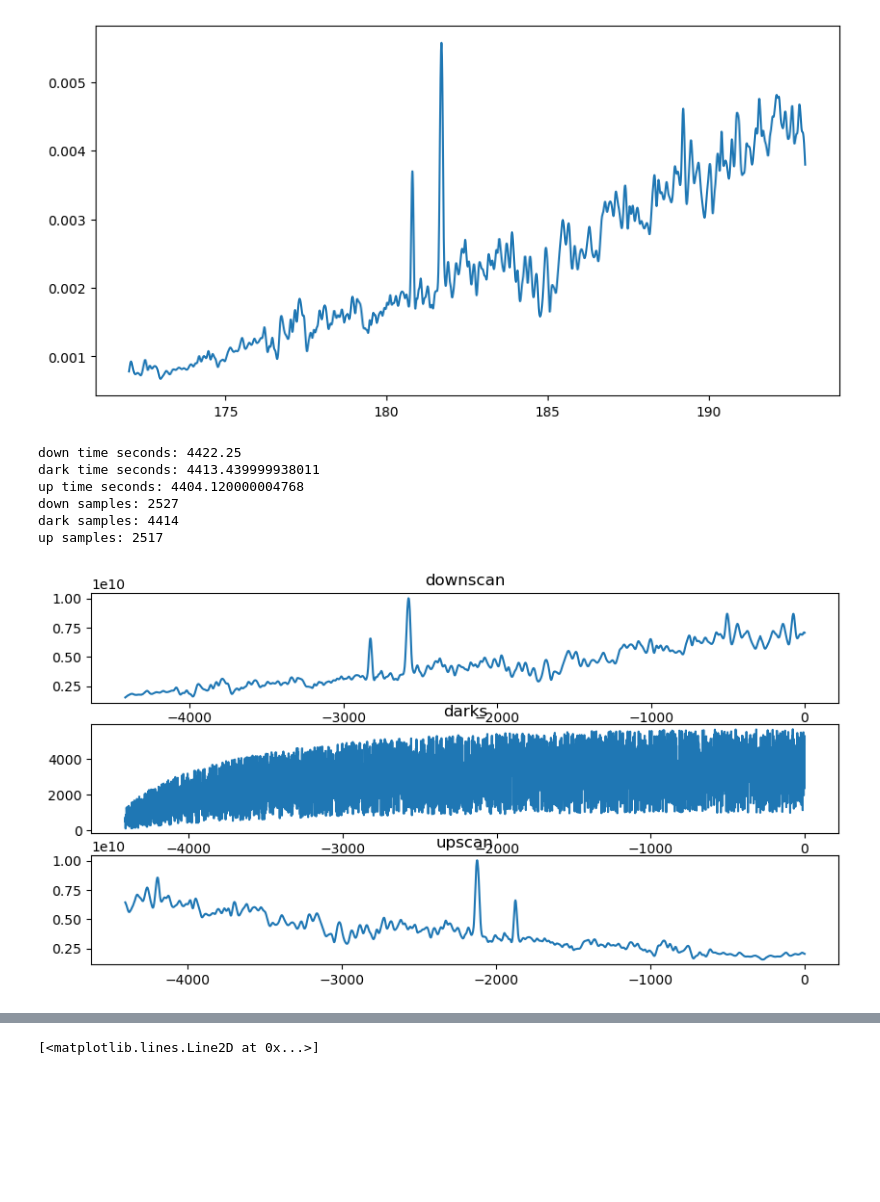
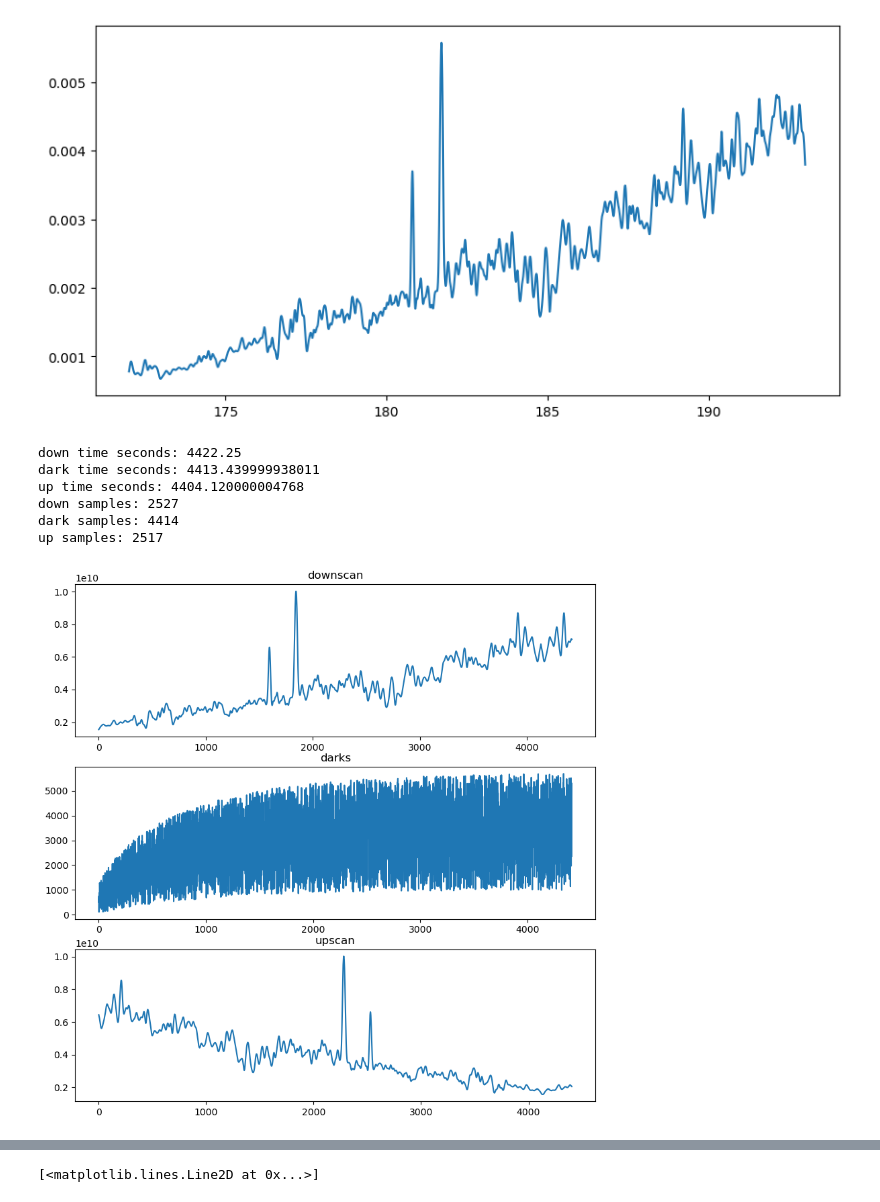
Before and after one commit to pilotchute/lasp_dsse_hw, a Jupyter notebook: DSSE_HW.ipynb, the cells around one changed output, grey strips where cells are left out. Cells and saved outputs as stored; diff of their text form; code cells hidden in the pictures; blank space fills up the shorter version.

```diff
--- a/DSSE_HW.ipynb
+++ b/DSSE_HW.ipynb
@@ -45,62 +61,66 @@ print(len(refe_spec[:,0]))
 # we are interested in the "plan" which starts at 9.434134508500002E14
 down_start_time = 9.434134508500002e8
 down_end_time = 9.434178731000002e8
-print("down time seconds: "+str((down_end_time-down_start_time)))
+print("down time seconds: " + str((down_end_time - down_start_time)))
 dark_start_time = 9.434192873600002e8
 dark_end_time = 9.434237008000002e8
-print("dark time seconds: "+str((dark_end_time-dark_start_time)))
+print("dark time seconds: " + str((dark_end_time - dark_start_time)))
 up_start_time = 9.434251237500002e8
 up_end_time = 9.434295278700002e8
-print("up time seconds: "+str((up_end_time-up_start_time)))
+print("up time seconds: " + str((up_end_time - up_start_time)))
 
-data_end_time = 9.434295267500002E14 #instrument telemetry ends at 9.434295267500002E14, which isn't the end of the upscan planned time, so that's a thing to figure out.
+data_end_time = 9.434295267500002E14  #instrument telemetry ends at 9.434295267500002E14, which isn't the end of the upscan planned time, so that's a thing to figure out.
 
-down_start = np.where (inst_tele[:,0]>=down_start_time)[0][0]
-down_end = np.where (inst_tele[:,0]>=down_end_time)[0][0]
-print("down samples: "+str(down_end-down_start))
-dark_start = np.where (inst_tele[:,0]>=dark_start_time)[0][0]
-dark_end = np.where (inst_tele[:,0]>=dark_end_time)[0][0]
-print("dark samples: "+str(dark_end-dark_start))
-up_start = np.where (inst_tele[:,0]>=up_start_time)[0][0]
-up_end = len(inst_tele[:,0]) #np.where (inst_tele[:,0]==up_end_time)[0][0] #this breaks, looks like the data ends before the plan does.
-print("up samples: "+str(up_end-up_start))
+down_start = np.where(inst_tele[:, 0] >= down_start_time)[0][0]
+down_end = np.where(inst_tele[:, 0] >= down_end_time)[0][0]
+print("down samples: " + str(down_end - down_start))
+dark_start = np.where(inst_tele[:, 0] >= dark_start_time)[0][0]
+dark_end = np.where(inst_tele[:, 0] >= dark_end_time)[0][0]
+print("dark samples: " + str(dark_end - dark_start))
+up_start = np.where(inst_tele[:, 0] >= up_start_time)[0][0]
+up_end = len(
+	inst_tele[:, 0]
+	)  #np.where (inst_tele[:,0]==up_end_time)[0][0] #this breaks, looks like the data ends before the plan does.
+print("up samples: " + str(up_end - up_start))
 
-down = inst_tele[down_start:down_end,:]
-dark = inst_tele[dark_start:dark_end,:]
-up = inst_tele[up_start:up_end,:]
+down = inst_tele[down_start:down_end, :]
+dark = inst_tele[dark_start:dark_end, :]
+up = inst_tele[up_start:up_end, :]
 
 #we got lucky that "==" worked, though we could have done ">" and taken the first element of the output array.
 
 # mp.figure(figsize=(9,3))
 # mp.title('microsecondsSinceGpsEpoch per data point')
 # mp.plot(inst_tele[down_start:up_end-1,0]-down_start_time,np.diff(inst_tele[down_start:up_end,0]))
 # mp.show()
 
 # mp.figure(2,figsize=(9,3))
-fig, axs = mp.subplots(3,1, figsize=(10,5))
-axs[0].plot(down[:,0]-down[-1,0], down[:,2])
+fig, axs = mp.subplots(3, 1, figsize=(10, 10))
+axs[0].plot(down[:, 0] - down[0, 0], down[:, 2])
 axs[0].title.set_text('downscan')
-axs[1].plot(dark[:,0]-dark[-1,0], dark[:,2])
+axs[1].plot(dark[:, 0] - dark[0, 0], dark[:, 2])
 axs[1].title.set_text('darks')
-axs[2].plot(up[:,0]-up[-1,0], up[:,2])
+axs[2].plot(up[:, 0] - up[0, 0], up[:, 2])
 axs[2].title.set_text('upscan')
 # fig.show()
 
 # mp.figure(2,figsize=(9,3))
-fig, axs = mp.subplots(3,1, figsize=(10,5))
-axs[0].plot(down[:-1,0]-down[-1,0], np.diff(down[:,0]))
+fig, axs = mp.subplots(3, 1, figsize=(10, 10))
+axs[0].plot(down[:-1, 0] - down[0, 0], np.diff(down[:, 0]))
 axs[0].title.set_text('downscan exposure time per sample')
-axs[1].plot(dark[:-1,0]-dark[-1,0], np.diff(dark[:,0]))
+axs[1].plot(dark[:-1, 0] - dark[0, 0], np.diff(dark[:, 0]))
 axs[1].title.set_text('darks exposure time per sample')
-axs[2].plot(up[:-1,0]-up[-1,0], np.diff(up[:,0]))
+axs[2].plot(up[:-1, 0] - up[0, 0], np.diff(up[:, 0]))
 axs[2].title.set_text('upscan exposure time per sample')
 
-# fig.show()
+down_exposure = 1.75
+up_exposure = 1.75
+dark_exposure = 1.0
 # %% [output]
 down time seconds: 4422.25
 dark time seconds: 4413.439999938011
 up time seconds: 4404.120000004768
 down samples: 2527
 dark samples: 4414
 up samples: 2517
-[figure, old version]
+[figure, new version]
```
Also changed, not shown: parts of 13 cells of this notebook.
